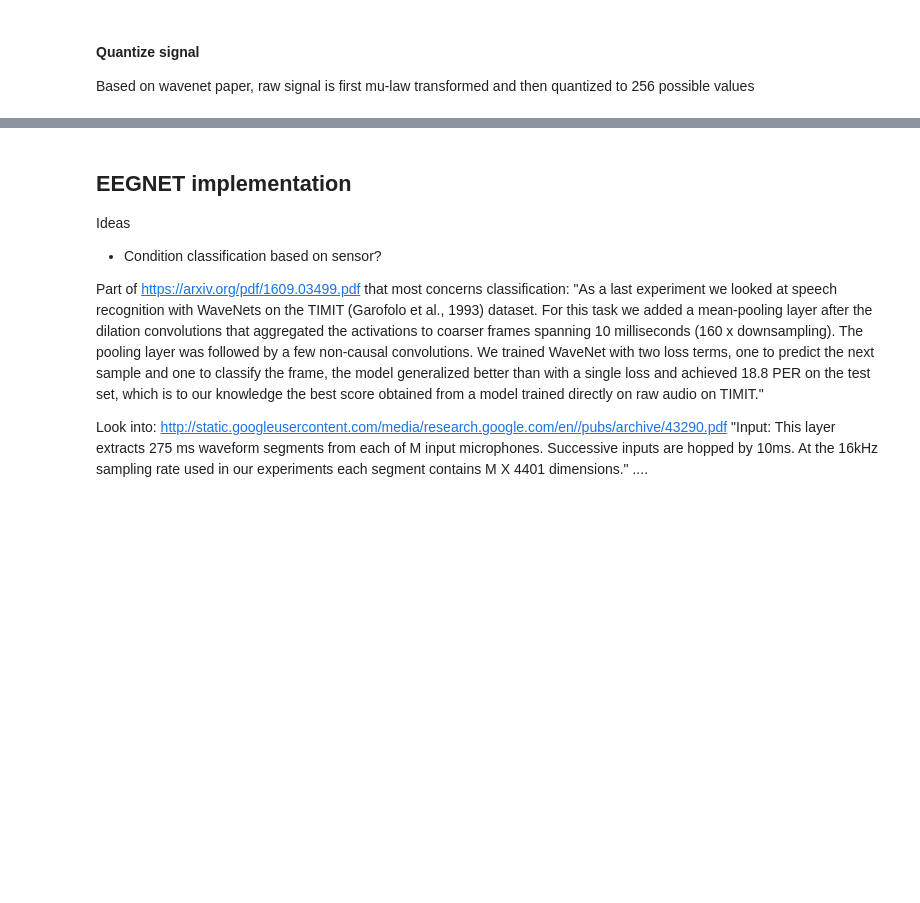
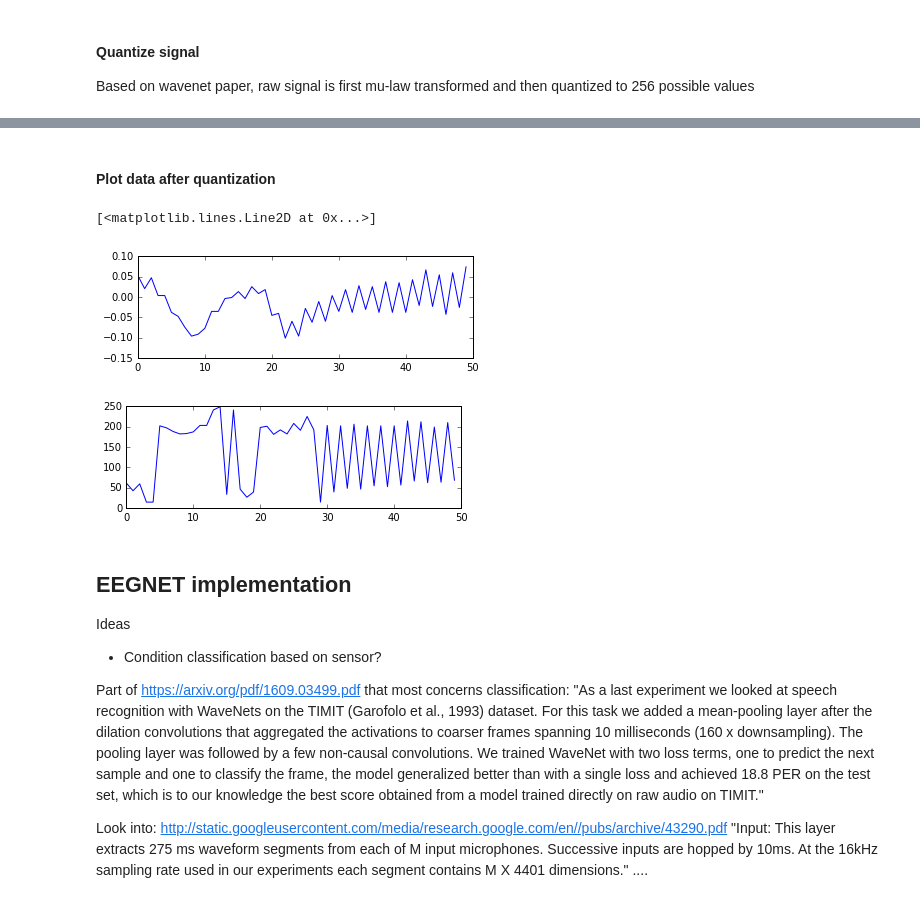
Before and after one commit to KnightofDawn/eegnet, a Jupyter notebook: ipynb/eegnet_slim.ipynb, the cells around one changed output, grey strips where cells are left out. Cells and saved outputs as stored; diff of their text form; code cells hidden in the pictures; blank space fills up the shorter version.

```diff
--- a/ipynb/eegnet_slim.ipynb
+++ b/ipynb/eegnet_slim.ipynb
@@ -106,14 +136,15 @@ print('valid_dataset shape:', valid_dataset.shape)
+# %% [markdown]
+#### Plot data after quantization
 # %%
 plt.subplot(211)
-plt.plot(train_dataset[1,0,:,0])
-plt.plot(train_dataset[2,0,:,0])
-plt.plot(train_dataset[3,0,:,0])
-plt.plot(train_dataset[4,0,:,0])
-
+plt.plot(train_dataset[2,0,0:50,0])
 plt.figure(2)
 plt.subplot(211)
-plt.plot(valid_dataset[4,0,:,0])
-plt.plot(valid_dataset[5,0,:,0])
+plt.plot(train_dataset_quant[2,0,:50,0])
+# %% [output]
+[<matplotlib.lines.Line2D at 0x...>]
+[figure, added]
+[figure, added]
 # %% [markdown]
 ## EEGNET implementation
 
```
Also changed, not shown: parts of 9 cells of this notebook, 1 other file.
